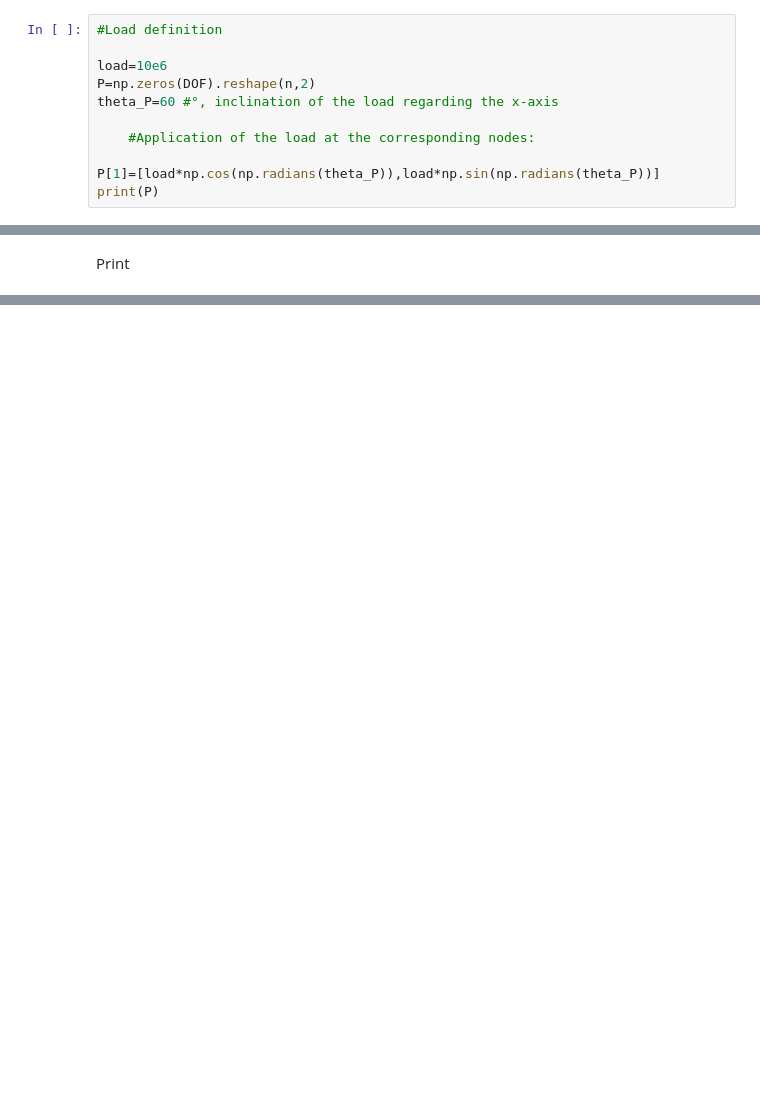
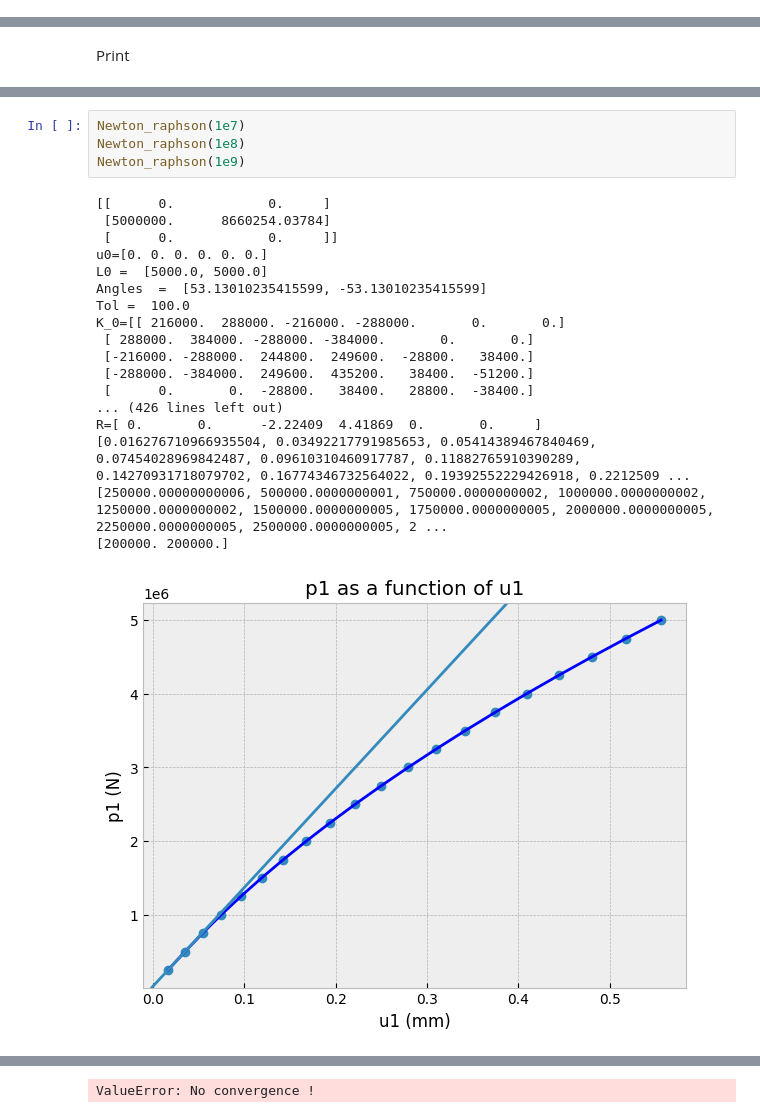
Before and after one commit to LaureToullier/Non-Linear-Analysis, a Jupyter notebook: ASSIGNMENT 3/NLA_Hwk3_Engler_Toullier_v2 JEREM.ipynb, the cells around one changed output, grey strips where cells are left out. Cells and saved outputs as stored; diff of their text form; blank space fills up the shorter version.

```diff
--- a/ASSIGNMENT 3/NLA_Hwk3_Engler_Toullier_v2 JEREM.ipynb
+++ b/ASSIGNMENT 3/NLA_Hwk3_Engler_Toullier_v2 JEREM.ipynb
@@ -43,14 +43,3 @@ print(eps_0)
 alpha=0.02
 # %% [output]
 [0.0025 0.0025]
-# %%
-#Load definition
-
-load=10e6
-P=np.zeros(DOF).reshape(n,2)
-theta_P=60 #°, inclination of the load regarding the x-axis
-
-    #Application of the load at the corresponding nodes:
-
-P[1]=[load*np.cos(np.radians(theta_P)),load*np.sin(np.radians(theta_P))]
-print(P)
@@ -486,0 +441,23 @@ printgraph(iteration,norm_r_print,"iteration","norm_R","-","N")
+# %%
+Newton_raphson(1e7)
+Newton_raphson(1e8)
+Newton_raphson(1e9)
+# %% [output]
+[[      0.            0.     ]
+ [5000000.      8660254.03784]
+ [      0.            0.     ]]
+u0=[0. 0. 0. 0. 0. 0.]
+L0 =  [5000.0, 5000.0]
+Angles  =  [53.13010235415599, -53.13010235415599]
+Tol =  100.0
+K_0=[[ 216000.  288000. -216000. -288000.       0.       0.]
+ [ 288000.  384000. -288000. -384000.       0.       0.]
+ [-216000. -288000.  244800.  249600.  -28800.   38400.]
+ [-288000. -384000.  249600.  435200.   38400.  -51200.]
+ [      0.       0.  -28800.   38400.   28800.  -38400.]
+... (426 lines left out)
+R=[ 0.       0.      -2.22409  4.41869  0.       0.     ]
+[0.016276710966935504, 0.03492217791985653, 0.05414389467840469, 0.07454028969842487, 0.09610310460917787, 0.11882765910390289, 0.14270931718079702, 0.16774346732564022, 0.19392552229426918, 0.2212509 ...
+[250000.00000000006, 500000.0000000001, 750000.0000000002, 1000000.0000000002, 1250000.0000000002, 1500000.0000000005, 1750000.0000000005, 2000000.0000000005, 2250000.0000000005, 2500000.0000000005, 2 ...
+[200000. 200000.]
+[figure, added]
@@ -486,0 +505 @@ printgraph(iteration,norm_r_print,"iteration","norm_R","-","N")
+ValueError: No convergence !
```
Also changed, not shown: parts of 23 cells of this notebook, 1 other file.
